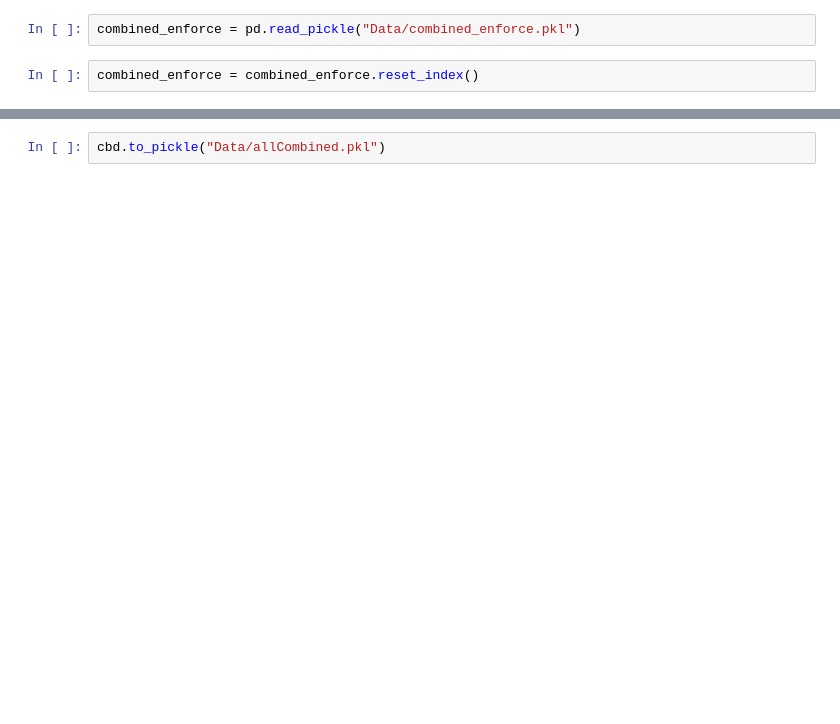
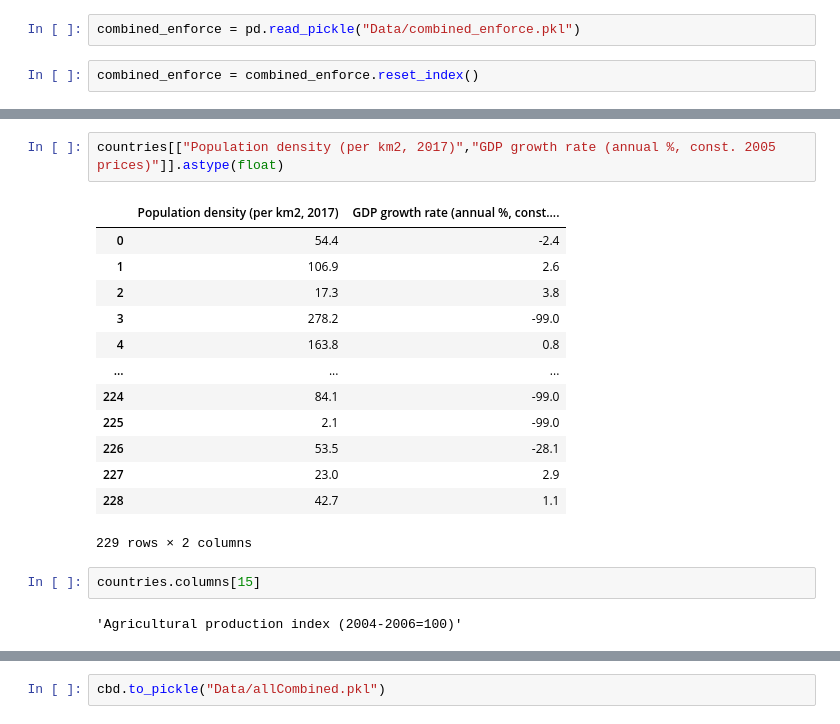
Before and after one commit to Jonathan-Z/GatechCorrelation1TobaccoDatathon, a Jupyter notebook: MergeNatl-Policy-Smoking.ipynb, the cells around one changed output, grey strips where cells are left out. Drawn from its saved outputs; the diff is of its cells as text; blank space fills up the shorter version.

```diff
--- a/MergeNatl-Policy-Smoking.ipynb
+++ b/MergeNatl-Policy-Smoking.ipynb
@@ -33,0 +57,20 @@ Index(['NATL_Country', 'NATL_Region', 'NATL_Population', 'NATL_Area (sq. mi.)',
+# %%
+countries[["Population density (per km2, 2017)","GDP growth rate (annual %, const. 2005 prices)"]].astype(float)
+# %% [output]
+|  | Population density (per km2, 2017) | GDP growth rate (annual %, const.... |
+| 0 | 54.4 | -2.4 |
+| 1 | 106.9 | 2.6 |
+| 2 | 17.3 | 3.8 |
+| 3 | 278.2 | -99.0 |
+| 4 | 163.8 | 0.8 |
+| ... | ... | ... |
+| 224 | 84.1 | -99.0 |
+| 225 | 2.1 | -99.0 |
+| 226 | 53.5 | -28.1 |
+| 227 | 23.0 | 2.9 |
+| 228 | 42.7 | 1.1 |
+229 rows × 2 columns
+# %%
+countries.columns[15]
+# %% [output]
+'Agricultural production index (2004-2006=100)'
```
Also changed, not shown: parts of 28 cells of this notebook, 3 other files.
